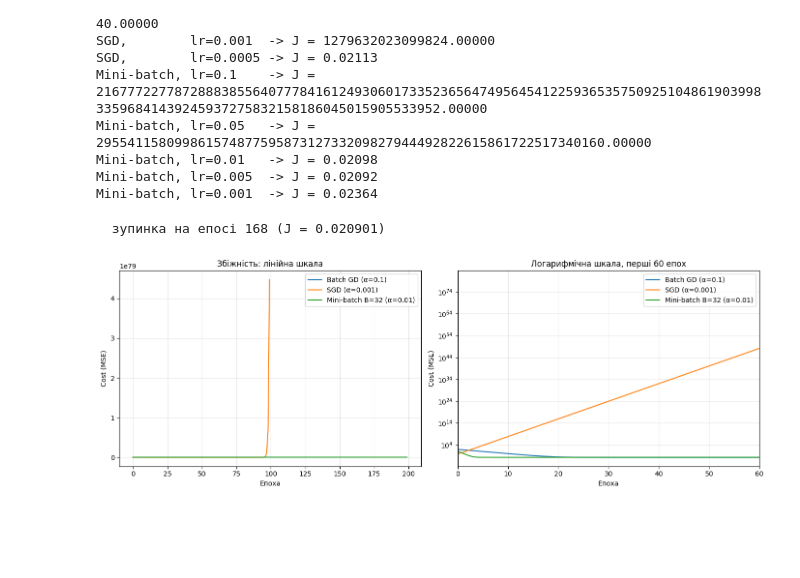
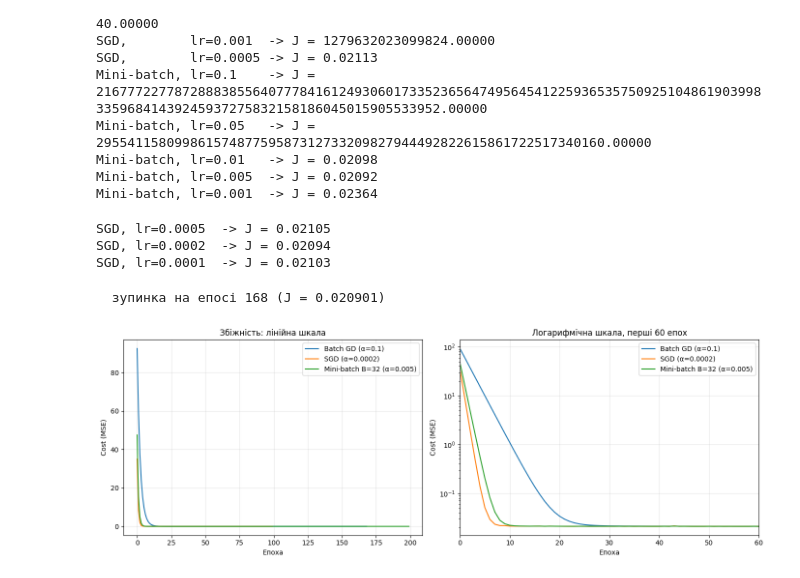
Before and after one commit to judyx-u/ml-labs, a Jupyter notebook: lab1.ipynb, the cells around one changed output. Drawn from its saved outputs; the diff is of its cells as text; code cells hidden in the pictures; blank space fills up the shorter version.

```diff
--- a/lab1.ipynb
+++ b/lab1.ipynb
@@ -257,27 +257,35 @@ Mini-batch, lr=0.05   -> J = 295541158099861574877595873127332098279444928226158
 Mini-batch, lr=0.01   -> J = 0.02098
 Mini-batch, lr=0.005  -> J = 0.02092
 Mini-batch, lr=0.001  -> J = 0.02364
+# %%
+for lr in [0.0005, 0.0002, 0.0001]:
+    _, h, _ = train(Xtr, ytr, batch_size=1, lr=lr, epochs=30)
+    print(f'SGD, lr={lr:<7} -> J = {h[-1]:.5f}')
+# %% [output]
+SGD, lr=0.0005  -> J = 0.02105
+SGD, lr=0.0002  -> J = 0.02094
+SGD, lr=0.0001  -> J = 0.02103
 # %%
-LR_BATCH, LR_SGD, LR_MINI = 0.1, 0.001, 0.01   # підстав те, що вийшло вище
+LR_BATCH, LR_SGD, LR_MINI = 0.1, 0.0002, 0.005
 
 m_batch, h_batch, v_batch = train(Xtr, ytr, None, LR_BATCH, 500, X_val=Xval, y_val=yval)
 m_sgd,   h_sgd,   v_sgd   = train(Xtr, ytr, 1,    LR_SGD,   100, X_val=Xval, y_val=yval)
 m_mini,  h_mini,  v_mini  = train(Xtr, ytr, 32,   LR_MINI,  200, X_val=Xval, y_val=yval)
 
 fig, ax = plt.subplots(1, 2, figsize=(14, 5))
 
 for h, name in [(h_batch, f'Batch GD (α={LR_BATCH})'),
                 (h_sgd,   f'SGD (α={LR_SGD})'),
                 (h_mini,  f'Mini-batch B=32 (α={LR_MINI})')]:
     ax[0].plot(h, label=name)
     ax[1].plot(h, label=name)
 
 ax[0].set(xlabel='Епоха', ylabel='Cost (MSE)', title='Збіжність: лінійна шкала')
 ax[1].set(xlabel='Епоха', ylabel='Cost (MSE)', yscale='log', xlim=(0, 60), title='Логарифмічна шкала, перші 60 епох')
 for a in ax:
     a.legend(); a.grid(alpha=0.3)
 plt.tight_layout(); plt.show()
 # %% [output]
   зупинка на епосі 168 (J = 0.020901)
-[figure, old version]
+[figure, new version]
 # %%
```
Also changed, not shown: parts of 1 cell of this notebook.
